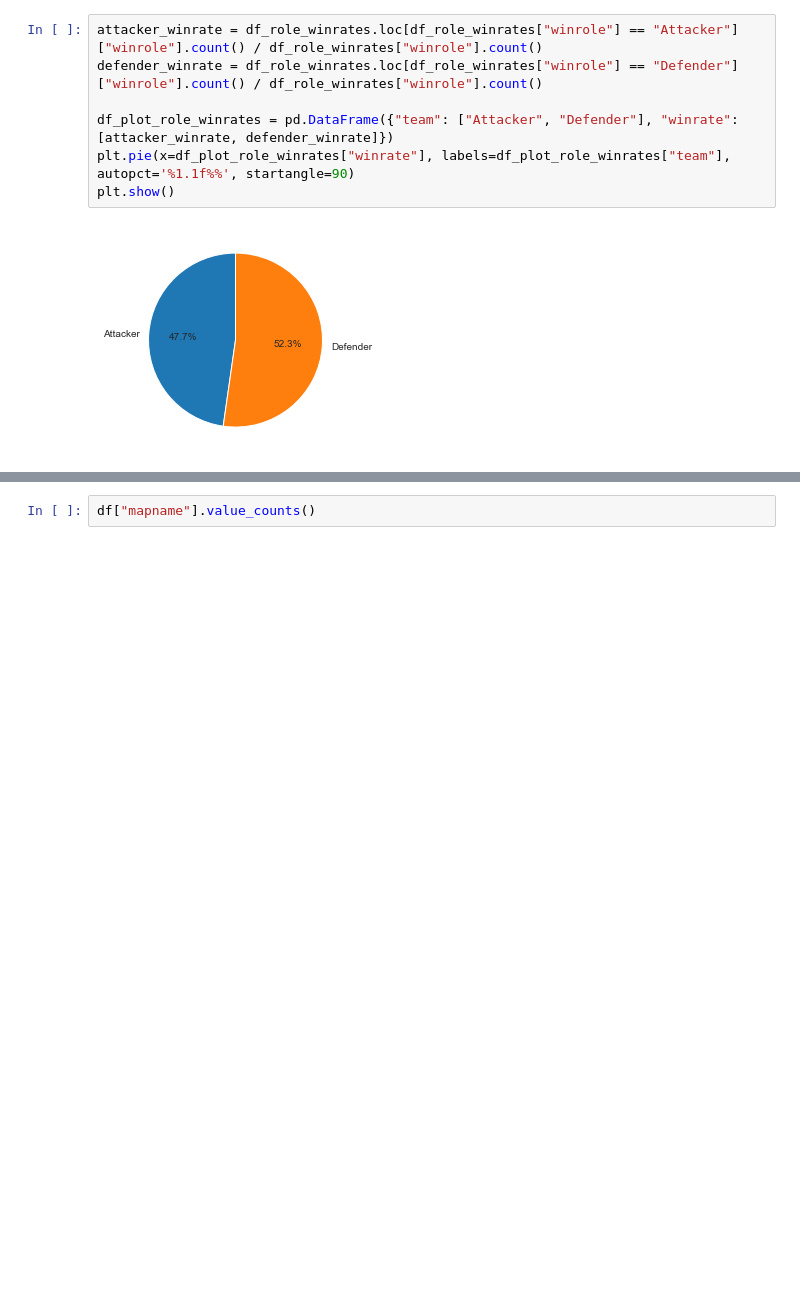
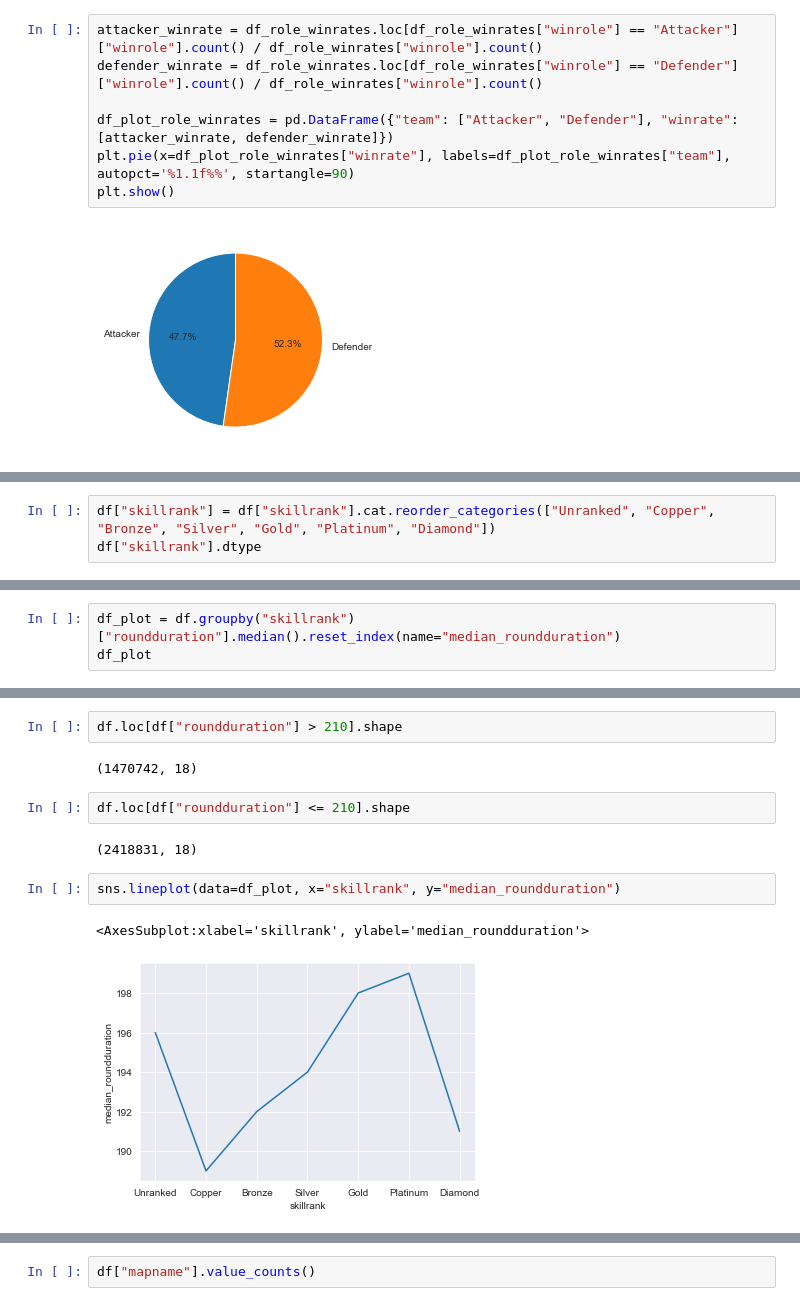
Before and after one commit to itsmartinhi/R6Siege-Match-Outcome-Analysis-and-Prediction, a Jupyter notebook: data-exploration.ipynb, the cells around one changed output, grey strips where cells are left out. Saved outputs shown, nothing was run; the diff lists cells and outputs as text; blank space fills up the shorter version.

```diff
--- a/data-exploration.ipynb
+++ b/data-exploration.ipynb
@@ -136,0 +115,3 @@ df_role_winrates
+# %%
+df["skillrank"] = df["skillrank"].cat.reorder_categories(["Unranked", "Copper", "Bronze", "Silver", "Gold", "Platinum", "Diamond"])
+df["skillrank"].dtype
@@ -136,0 +122,3 @@ df_role_winrates
+# %%
+df_plot = df.groupby("skillrank")["roundduration"].median().reset_index(name="median_roundduration")
+df_plot
@@ -136,0 +134,13 @@ df_role_winrates
+# %%
+df.loc[df["roundduration"] > 210].shape
+# %% [output]
+(1470742, 18)
+# %%
+df.loc[df["roundduration"] <= 210].shape
+# %% [output]
+(2418831, 18)
+# %%
+sns.lineplot(data=df_plot, x="skillrank", y="median_roundduration")
+# %% [output]
+<AxesSubplot:xlabel='skillrank', ylabel='median_roundduration'>
+[figure, added]
```
Also changed, not shown: parts of 18 cells of this notebook, 2 other files.
